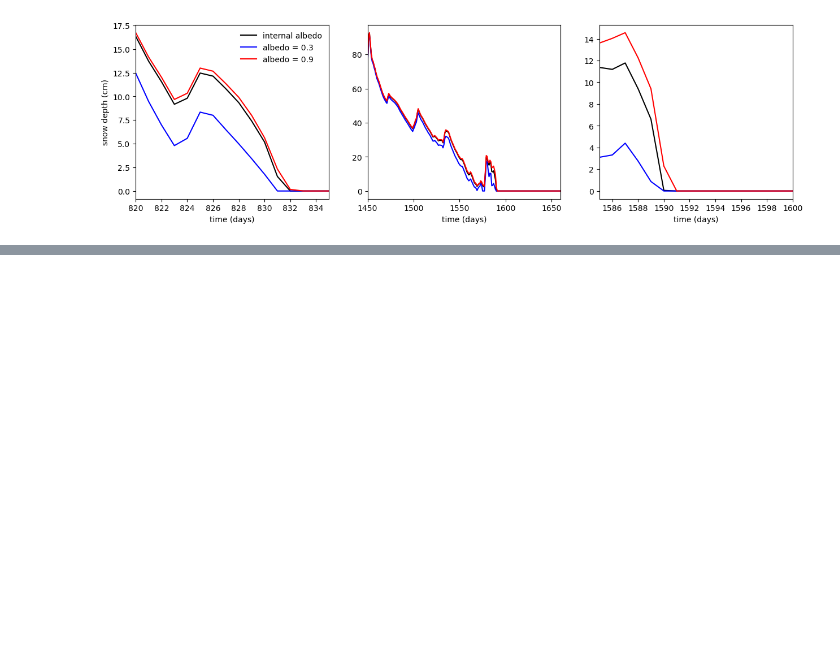
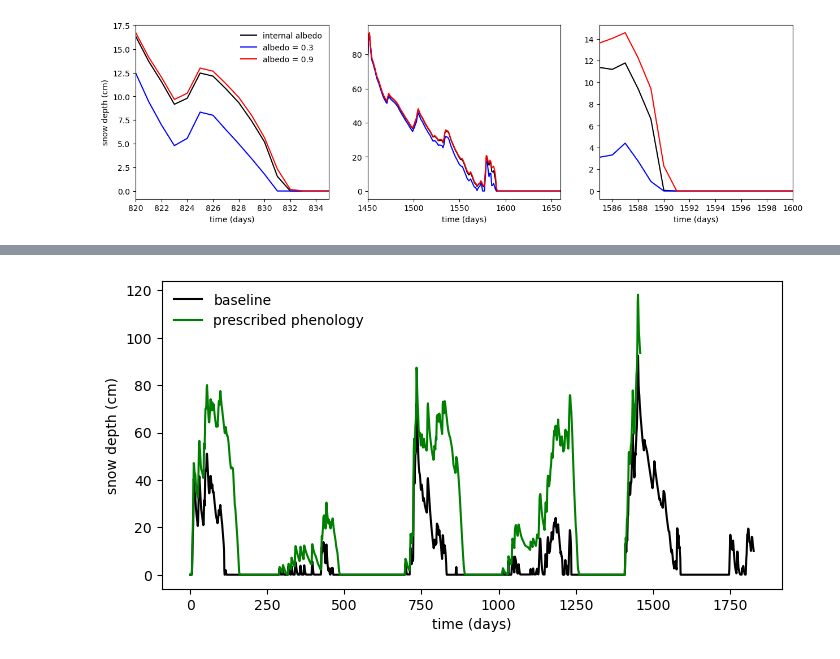
Before and after one commit to amanzi/ats-demos, a Jupyter notebook: 14_ecosim/ecosim.ipynb, the cells around one changed output, grey strips where cells are left out. Cells and saved outputs as stored; diff of their text form; code cells hidden in the pictures; blank space fills up the shorter version.

```diff
--- a/14_ecosim/ecosim.ipynb
+++ b/14_ecosim/ecosim.ipynb
@@ -94,0 +134,20 @@ plt.show()
+# %%
+dir_pheno_root = "snow_dynamics_phenology_roots.demo"
+
+ss_base = pandas.read_csv(os.path.join(dir_base, 'snow_status.dat'), comment='#')
+ss_phen = pandas.read_csv(os.path.join(dir_pheno_root, 'surf_prop.dat'), comment='#')
+
+time = ss_base['time [s]']/86400
+t_phen = ss_phen['time [s]']/86400
+sd_base = ss_base['snow_depth']
+sd_phen = ss_phen['snow_depth']
+
+fig, ax = plt.subplots(1,1, figsize=(8,4))
+ax.plot(time,sd_base*100.,color='k', label="baseline")
+ax.plot(t_phen,sd_phen*100.,color='g', label="prescribed phenology")
+ax.legend(frameon=False)
+ax.set_xlabel("time (days)")
+ax.set_ylabel("snow depth (cm)")
+plt.show()
+# %% [output]
+[figure, added]
```
Also changed, not shown: parts of 16 cells of this notebook, 4 other files.
